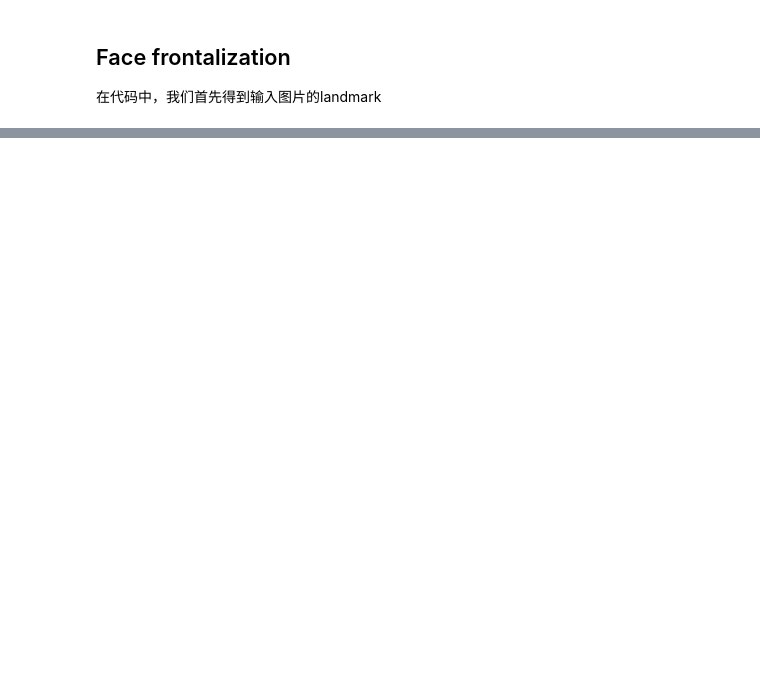
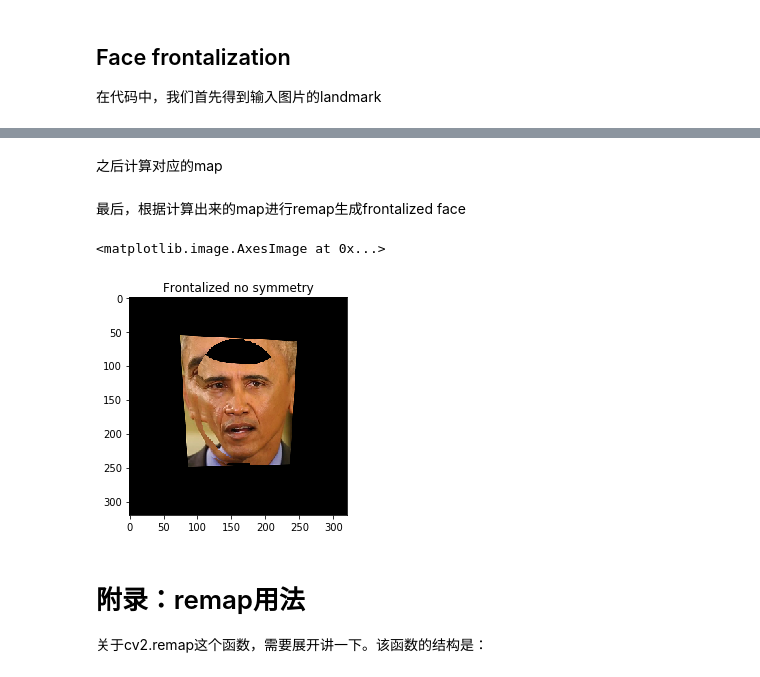
Before and after one commit to konatasick/machine_learning_note, a Jupyter notebook: face alignment2.ipynb, the cells around one changed output, grey strips where cells are left out. Drawn from its saved outputs; the diff is of its cells as text; code cells hidden in the pictures; blank space fills up the shorter version.

Commit message:
Finish face alignment2

```diff
--- a/face alignment2.ipynb
+++ b/face alignment2.ipynb
@@ -65,0 +83,4 @@ Number of faces detected: 1
+# %%
+# perform camera calibration according to the first face detected
+proj_matrix, camera_matrix, rmat, tvec = calib.estimate_camera(model3D, lmarks[0])
+print proj_matrix #C_Q
@@ -65,0 +95,6 @@ Number of faces detected: 1
+# %%
+threedee = np.reshape(model3D.ref_U , (-1, 3), order='F').transpose()
+print threedee.shape
+#C_Q * P
+temp_P=np.vstack((threedee, np.ones((1, threedee.shape[1]))))
+print temp_P.shape
@@ -65,0 +114,38 @@ Number of faces detected: 1
+# %%
+temp_proj = proj_matrix * temp_P
+# %% [markdown]
+之后计算对应的map
+# %%
+
+
+temp_proj2 = np.divide(temp_proj[0:2, :], np.tile(temp_proj[2, :], (2,1)))
+temp_proj2 -= 1
+
+#remap
+mapX = temp_proj2[0,:].astype(np.float32)
+mapY = temp_proj2[1,:].astype(np.float32)
+
+mapX = np.reshape(mapX,(-1,320), order = 'F')
+mapY = np.reshape(mapY,(-1,320), order = 'F')
+# %% [markdown]
+最后，根据计算出来的map进行remap生成frontalized face
+# %%
+frontal_raw = cv2.remap(img, mapX, mapY, cv2.INTER_CUBIC)
+
+frontal_raw = frontal_raw.reshape((-1,3), order = 'F')
+frontal_raw = frontal_raw.reshape((320, 320, 3), order = 'F')
+
+frontal_raw[frontal_raw > 255] = 255
+frontal_raw[frontal_raw < 0] = 0
+frontal_raw = frontal_raw.astype('uint8')
+
+plt.figure()
+plt.title('Frontalized no symmetry')
+plt.imshow(frontal_raw[:, :, ::-1])
+# %% [output]
+<matplotlib.image.AxesImage at 0x...>
+[figure, added]
+# %% [markdown]
+# 附录：remap用法
+
+关于cv2.remap这个函数，需要展开讲一下。该函数的结构是：
```
Also changed, not shown: parts of 19 cells of this notebook.
